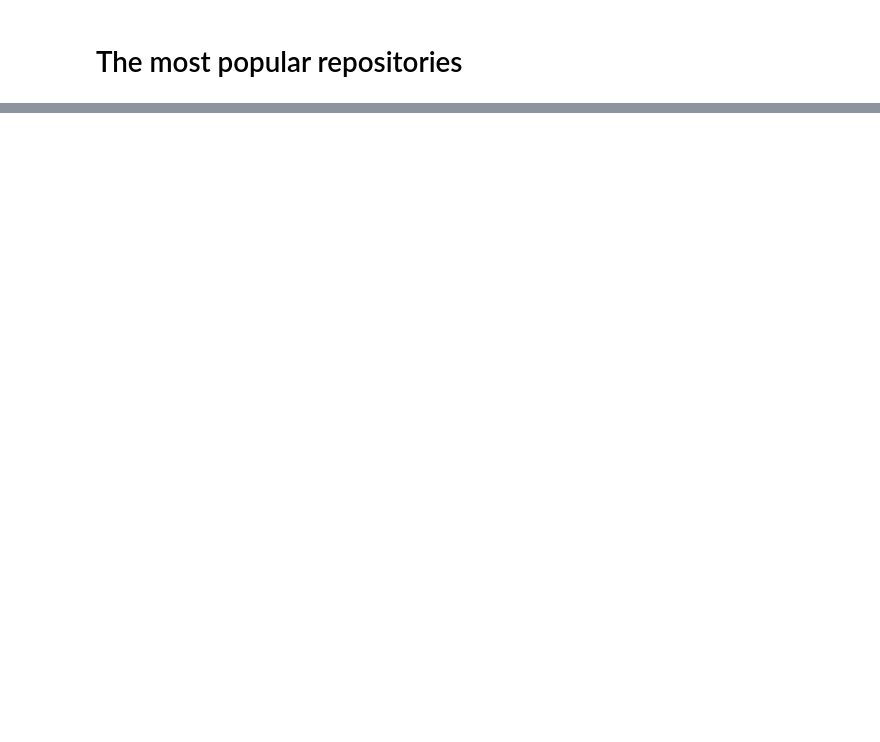
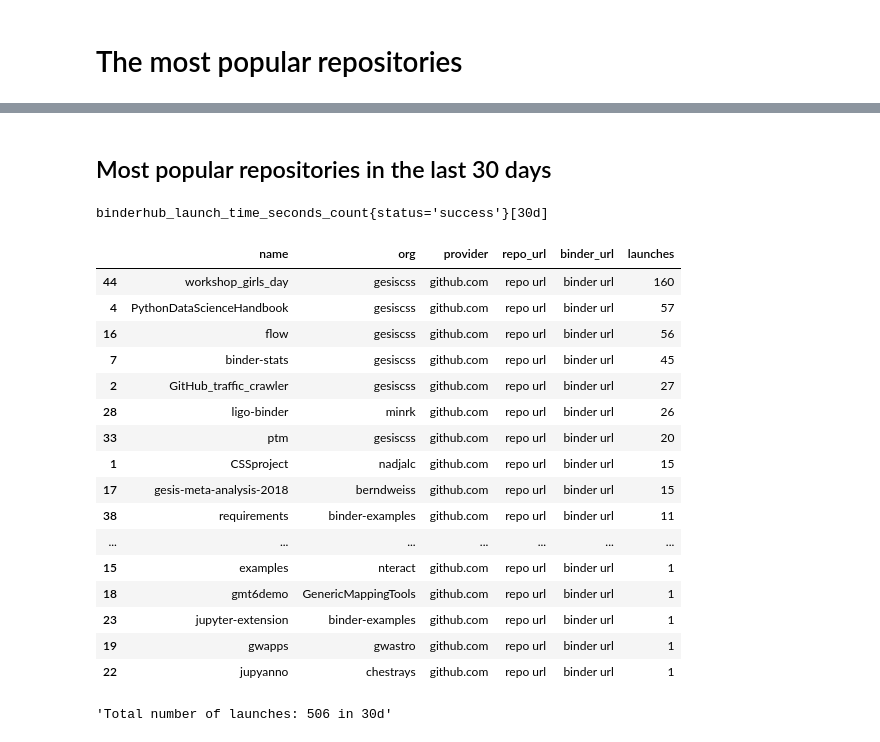
Before and after one commit to bitnik/binder-stats, a Jupyter notebook: popular_repos.ipynb, the cells around one changed output, grey strips where cells are left out. Drawn from its saved outputs; the diff is of its cells as text; code cells hidden in the pictures; blank space fills up the shorter version.

```diff
--- a/popular_repos.ipynb
+++ b/popular_repos.ipynb
@@ -123,0 +130,29 @@ binderhub_launch_time_seconds_count{status='success'}[1d]
+# %% [markdown]
+## Most popular repositories in the last 30 days
+# %%
+day = 30
+time_range = f'{day}d'
+time_delta = timedelta(days=day)
+df = makedf(time_range, time_delta)
+display(df)
+"Total number of launches: " + str(sum(df.data['launches'])) + " in "+ str(time_range)
+# %% [output]
+binderhub_launch_time_seconds_count{status='success'}[30d]
+|  | name | org | provider | repo_url | binder_url | launches |
+| 44 | workshop_girls_day | gesiscss | github.com | repo url | binder url | 160 |
+| 4 | PythonDataScienceHandbook | gesiscss | github.com | repo url | binder url | 57 |
+| 16 | flow | gesiscss | github.com | repo url | binder url | 56 |
+| 7 | binder-stats | gesiscss | github.com | repo url | binder url | 45 |
+| 2 | GitHub_traffic_crawler | gesiscss | github.com | repo url | binder url | 27 |
+| 28 | ligo-binder | minrk | github.com | repo url | binder url | 26 |
+| 33 | ptm | gesiscss | github.com | repo url | binder url | 20 |
+| 1 | CSSproject | nadjalc | github.com | repo url | binder url | 15 |
+| 17 | gesis-meta-analysis-2018 | berndweiss | github.com | repo url | binder url | 15 |
+| 38 | requirements | binder-examples | github.com | repo url | binder url | 11 |
+| ... | ... | ... | ... | ... | ... | ... |
+| 15 | examples | nteract | github.com | repo url | binder url | 1 |
+| 18 | gmt6demo | GenericMappingTools | github.com | repo url | binder url | 1 |
+| 23 | jupyter-extension | binder-examples | github.com | repo url | binder url | 1 |
+| 19 | gwapps | gwastro | github.com | repo url | binder url | 1 |
+| 22 | jupyanno | chestrays | github.com | repo url | binder url | 1 |
+'Total number of launches: 506 in 30d'
```
Also changed, not shown: parts of 6 cells of this notebook, 1 other file.
